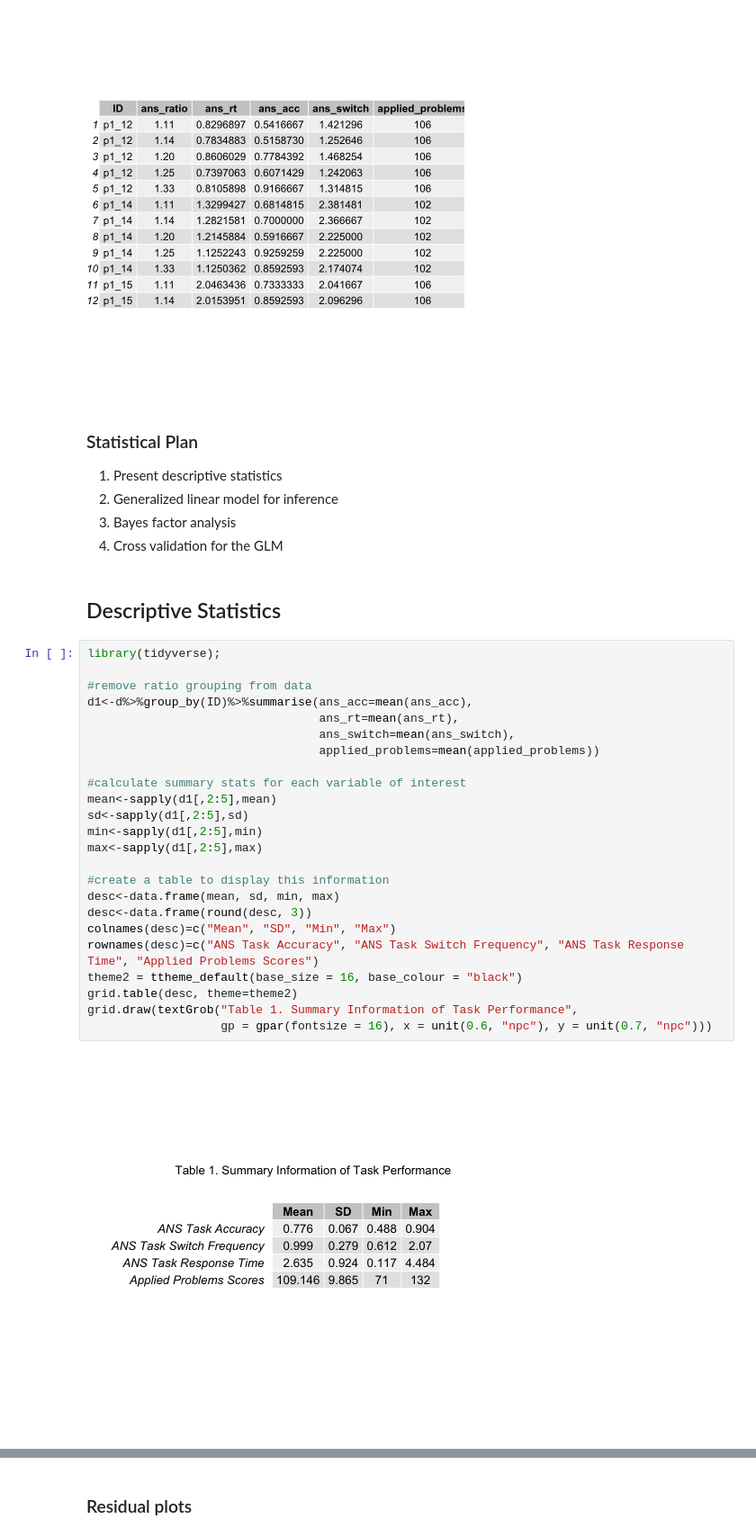
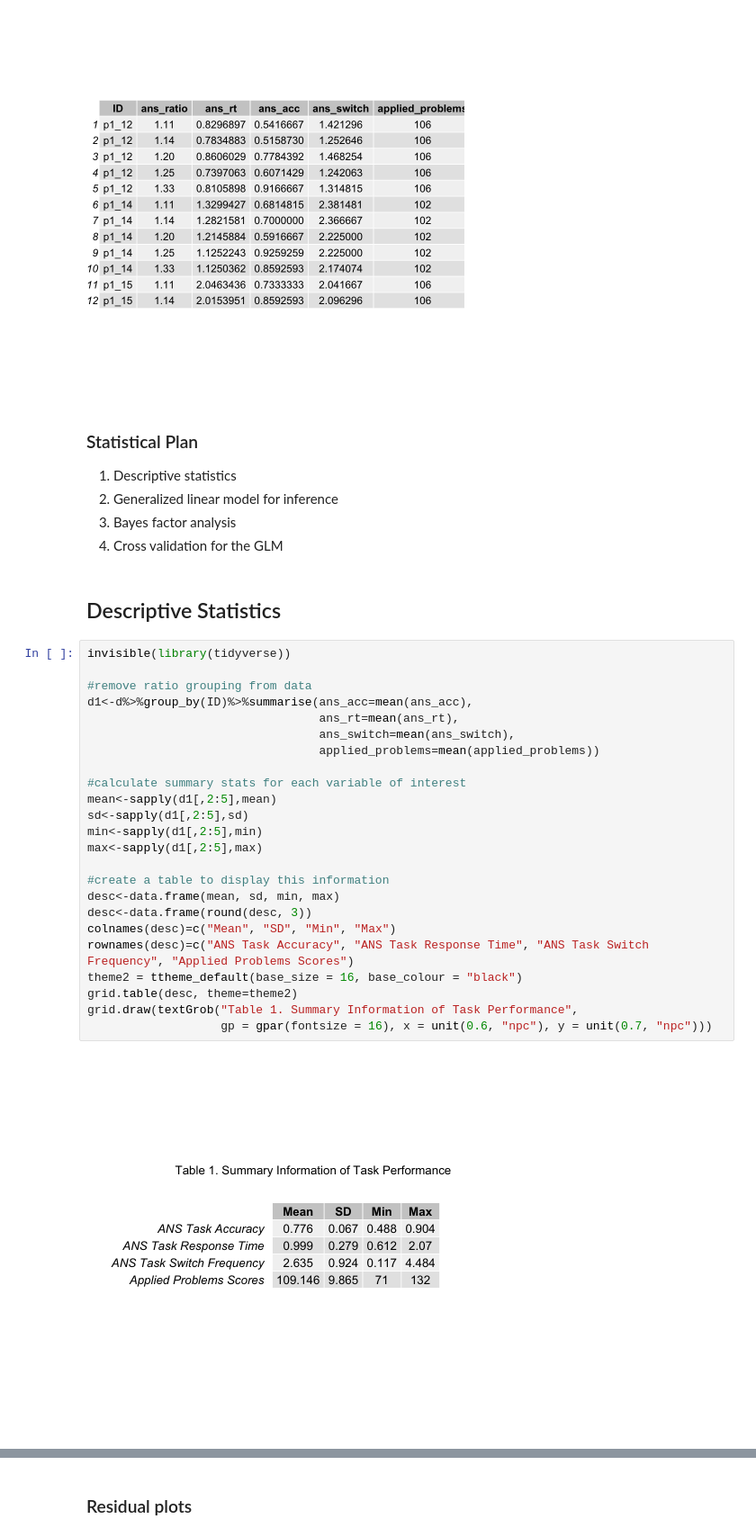
Before and after one commit to s-duong/Duong_DSPN_S20, a Jupyter notebook: Duong_DSPN_S20_FinalProject.ipynb, the cells around one changed output, grey strips where cells are left out. Shown: that part at 90% size. Cells and saved outputs as stored; diff of their text form.

```diff
--- a/Duong_DSPN_S20_FinalProject.ipynb
+++ b/Duong_DSPN_S20_FinalProject.ipynb
@@ -64,36 +64,36 @@ grid.table(head(d, n=12), theme=theme1)
 # %% [markdown]
 ### Statistical Plan
 
-1. Present descriptive statistics
+1. Descriptive statistics
 2. Generalized linear model for inference
 3. Bayes factor analysis
 4. Cross validation for the GLM
 # %% [markdown]
 ## Descriptive Statistics
 # %%
-library(tidyverse);
+invisible(library(tidyverse))
 
 #remove ratio grouping from data
 d1<-d%>%group_by(ID)%>%summarise(ans_acc=mean(ans_acc),
                                  ans_rt=mean(ans_rt),
                                  ans_switch=mean(ans_switch),
                                  applied_problems=mean(applied_problems))
 
 #calculate summary stats for each variable of interest
 mean<-sapply(d1[,2:5],mean)
 sd<-sapply(d1[,2:5],sd)
 min<-sapply(d1[,2:5],min)
 max<-sapply(d1[,2:5],max)
 
 #create a table to display this information
 desc<-data.frame(mean, sd, min, max)
 desc<-data.frame(round(desc, 3))
 colnames(desc)=c("Mean", "SD", "Min", "Max")
-rownames(desc)=c("ANS Task Accuracy", "ANS Task Switch Frequency", "ANS Task Response Time", "Applied Problems Scores")
+rownames(desc)=c("ANS Task Accuracy", "ANS Task Response Time", "ANS Task Switch Frequency", "Applied Problems Scores")
 theme2 = ttheme_default(base_size = 16, base_colour = "black")
 grid.table(desc, theme=theme2)
 grid.draw(textGrob("Table 1. Summary Information of Task Performance",
                    gp = gpar(fontsize = 16), x = unit(0.6, "npc"), y = unit(0.7, "npc")))
 # %% [output]
-[figure, old version]
+[figure, new version]
 # %% [markdown]
```
Also changed, not shown: parts of 16 cells of this notebook.
